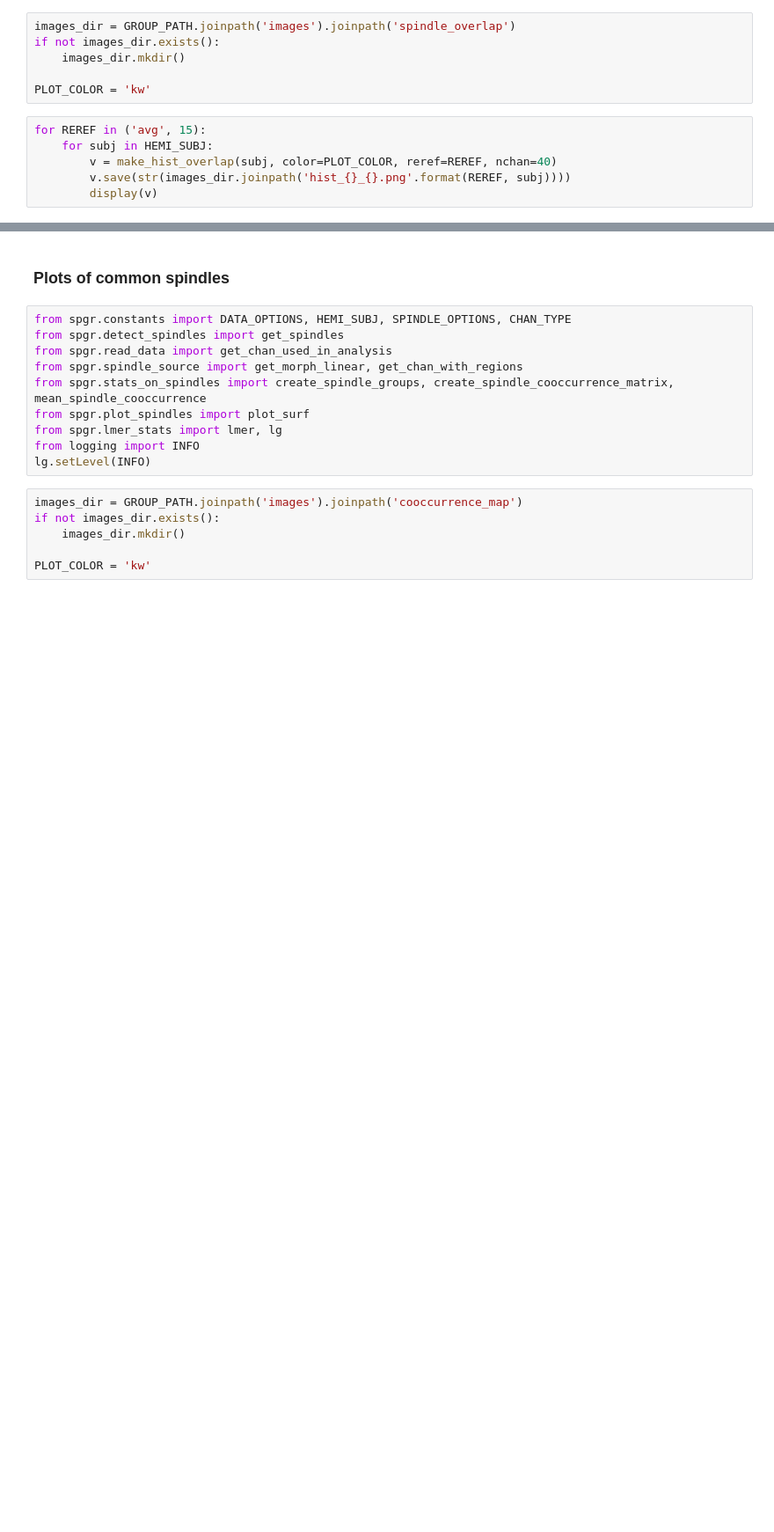
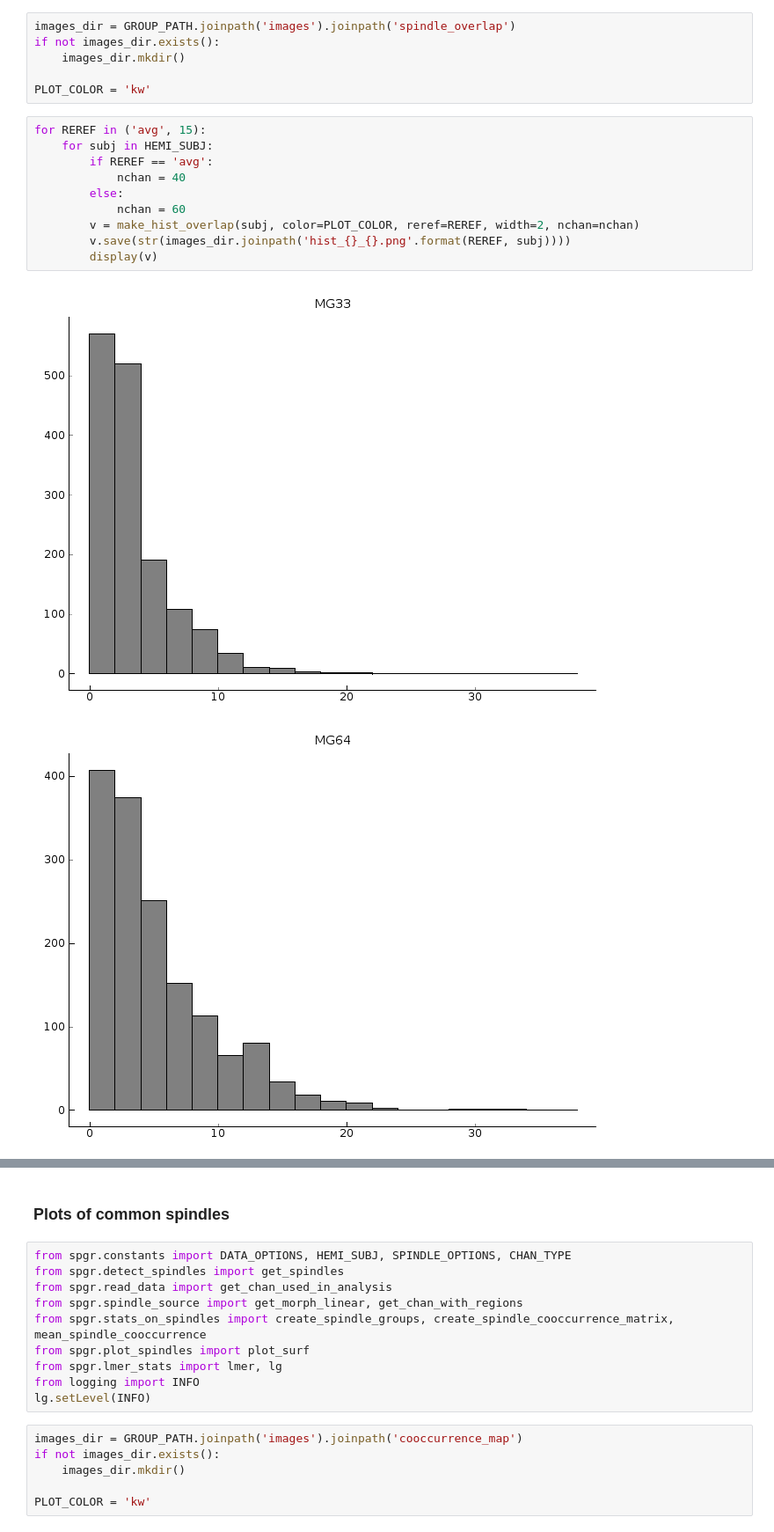
Before and after one commit to gpiantoni/spgr, a Jupyter notebook: co-occurrence_of_spindles.ipynb, the cells around one changed output, grey strips where cells are left out. Shown at 88% size. Cells and saved outputs as stored; diff of their text form; blank space fills up the shorter version.

Commit message:
make histogram for each subject, based on size of spindle groups

```diff
--- a/co-occurrence_of_spindles.ipynb
+++ b/co-occurrence_of_spindles.ipynb
@@ -34,7 +33,13 @@ PLOT_COLOR = 'kw'
 # %%
 for REREF in ('avg', 15):
     for subj in HEMI_SUBJ:
-        v = make_hist_overlap(subj, color=PLOT_COLOR, reref=REREF, nchan=40)
+        if REREF == 'avg':
+            nchan = 40
+        else:
+            nchan = 60
+        v = make_hist_overlap(subj, color=PLOT_COLOR, reref=REREF, width=2, nchan=nchan)
         v.save(str(images_dir.joinpath('hist_{}_{}.png'.format(REREF, subj))))
         display(v)
 # %% [output]
+[figure, added]
+[figure, added]
```
Also changed, not shown: parts of 4 cells of this notebook, 1 other file.
